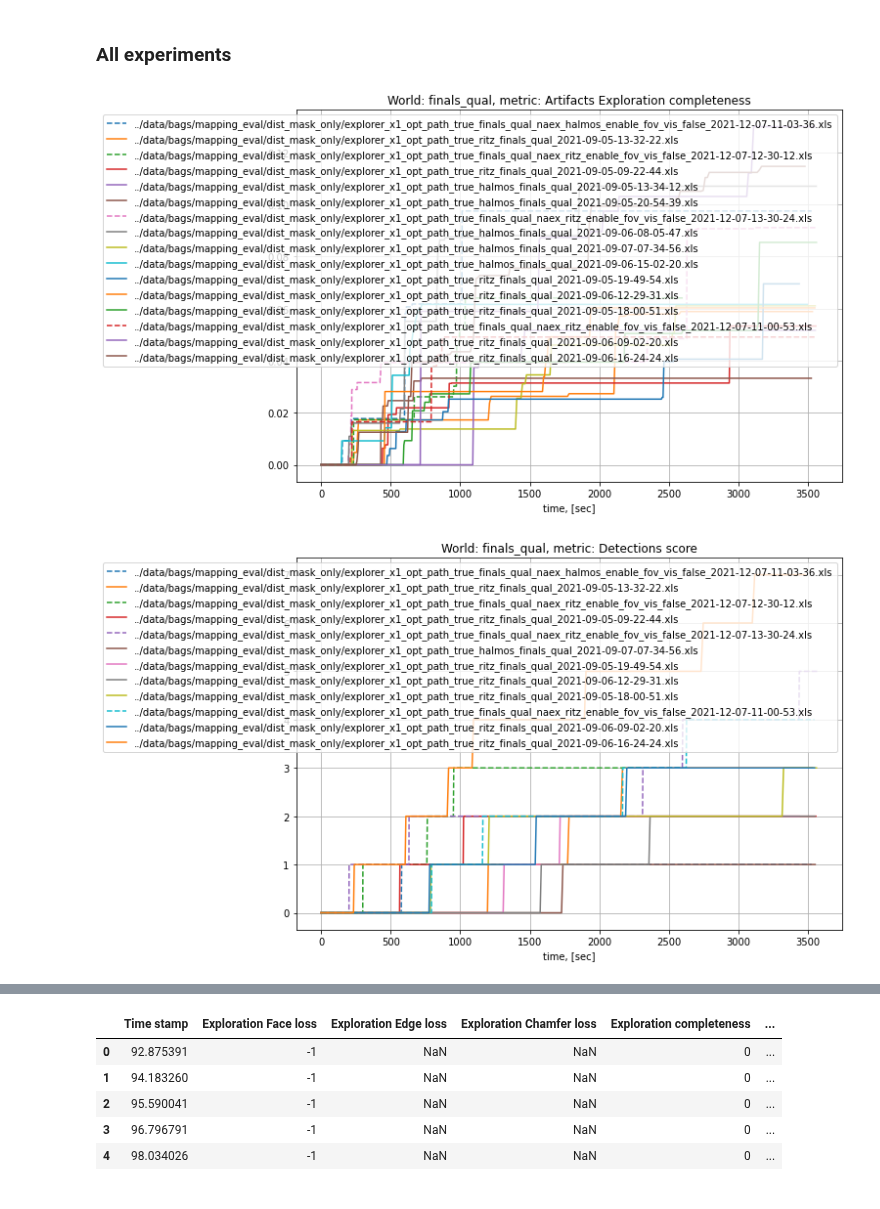
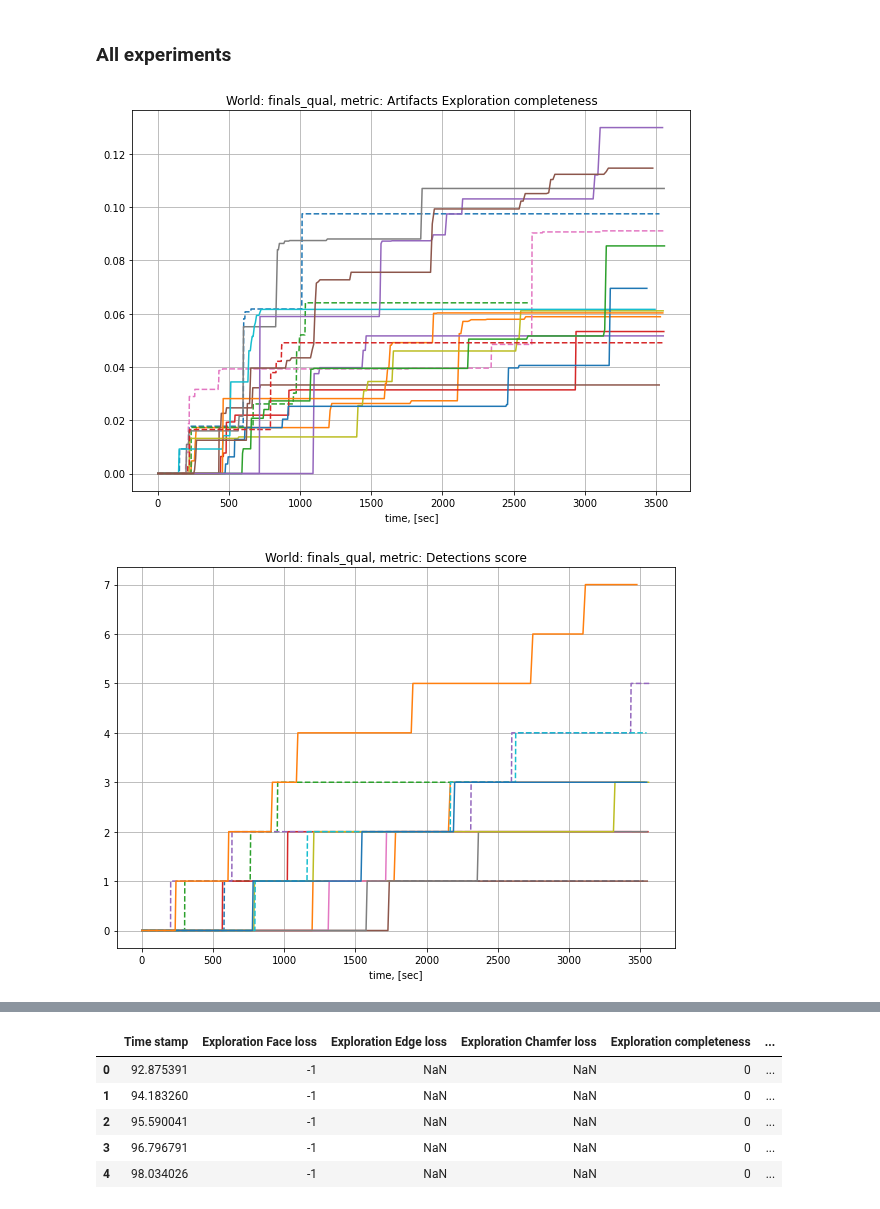
Before and after one commit to tpet/rpz_planning, a Jupyter notebook: notebooks/metrics_xls_parser-finals_qual-sensor-models-dist-only.ipynb, the cells around one changed output, grey strips where cells are left out. Saved outputs shown, nothing was run; the diff lists cells and outputs as text; code cells hidden in the pictures.

```diff
--- a/notebooks/metrics_xls_parser-finals_qual-sensor-models-dist-only.ipynb
+++ b/notebooks/metrics_xls_parser-finals_qual-sensor-models-dist-only.ipynb
@@ -92,24 +92,24 @@ xls_files = xls_files1
 # %%
 for world in worlds:
     for i, metric in enumerate(common_metrics):
         plt.figure(figsize=(10, 7))
         plt.title(f"World: {world}, metric: {metric}")
         xls_files_world = [file for file in xls_files if world in file]
         for file in xls_files_world:
             data = pd.read_excel(file)
 
             data = data.fillna(method='ffill')
 
-            if np.max(data[metric]) > 0:
+            if np.max(data[metric]) > 0 and np.max(data['Localization error: pos']) < 5.0: # might be corrupted data with wrong tfs
                 ls = 'solid' if not 'enable_fov_vis_false' in file else 'dashed'
                 t = data['Time stamp'] - data['Time stamp'][0]
                 plt.plot(t, data[metric], linestyle=ls, label=file)
 
         plt.grid()
         plt.xlabel('time, [sec]')
-        plt.legend()
+        # plt.legend()
         plt.show()
         plt.close()
 # %% [output]
-[figure, old version]
+[figure, new version]
-[figure, old version]
+[figure, new version]
```
Also changed, not shown: parts of 2 cells of this notebook, 4 other files.
